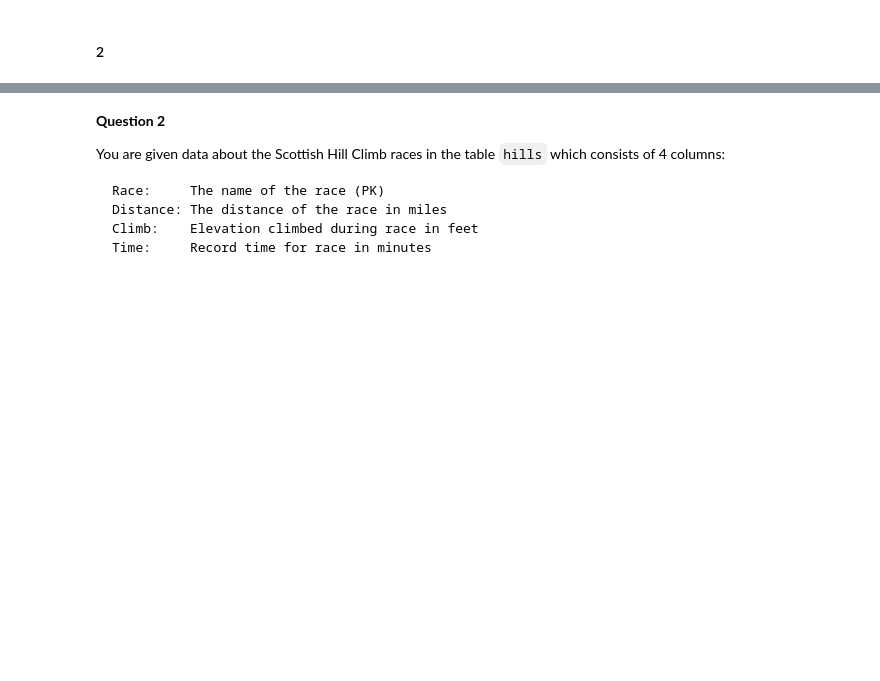
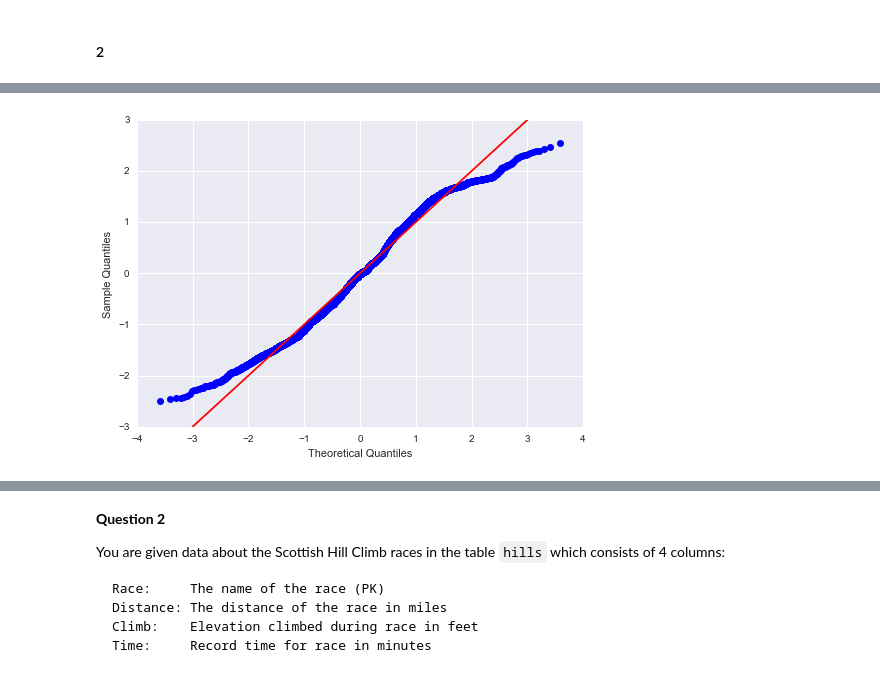
Before and after one commit to carlespoles/DSCI6002-student, a Jupyter notebook: week6/6-4_RegDiag/DSCI6002-6.4-Lab-CarlesPolesMielgo.ipynb, the cells around one changed output, grey strips where cells are left out. Cells and saved outputs as stored; diff of their text form; code cells hidden in the pictures; blank space fills up the shorter version.

```diff
--- a/week6/6-4_RegDiag/DSCI6002-6.4-Lab-CarlesPolesMielgo.ipynb
+++ b/week6/6-4_RegDiag/DSCI6002-6.4-Lab-CarlesPolesMielgo.ipynb
@@ -169,0 +152,8 @@ sns.residplot('fitted_values', 'y', homer);
+# %%
+## QQ plot of residuals.
+sres1 = results.resid_pearson
+qqplot(sres1)
+q = linspace(-3, 3)
+plot(q, q, color='r');
+# %% [output]
+[figure, added]
```
Also changed, not shown: parts of 24 cells of this notebook.
